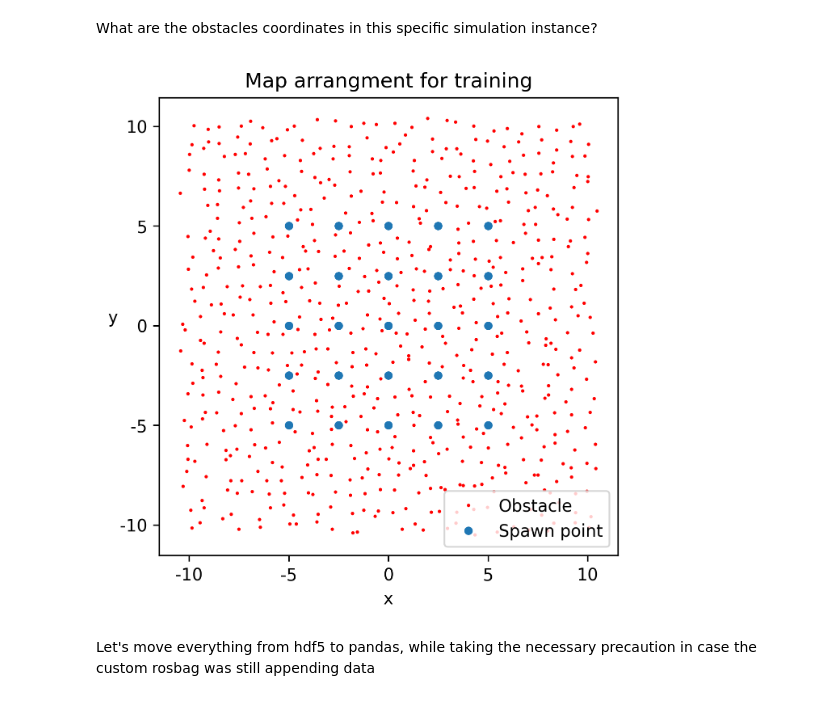
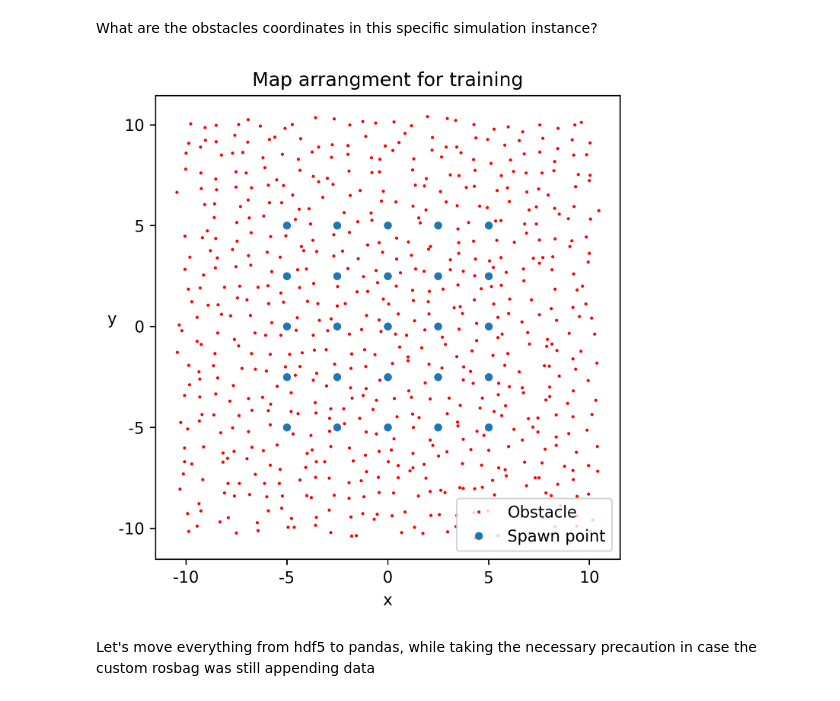
Before and after one commit to Neflux/active_learning, a Jupyter notebook: notebooks/Analyzer.ipynb, the cells around one changed output. Cells and saved outputs as stored; diff of their text form; code cells hidden in the pictures.

```diff
--- a/notebooks/Analyzer.ipynb
+++ b/notebooks/Analyzer.ipynb
@@ -43,23 +43,24 @@ What are the obstacles coordinates in this specific simulation instance?
 # %%
 import seaborn as sns
 import matplotlib.pyplot as plt
 points_file = os.path.join(d.path, 'points.json')
 with open(points_file) as f:
     points_d = json.load(f)
 targets = np.array([[t["x"], t["y"]] for t in points_d["targets"]])
 spawn_coords = np.array([[t["x"], t["y"]] for t in points_d["spawn_coords"]])
 fig, ax = plt.subplots(figsize=(5,5),dpi=300)
 ax.plot(*targets.T, 'o', c='red',ms=1, label='Obstacle')
 ax.plot(*spawn_coords.T, 'o', ms=4, label='Spawn point')
 ax.set_xlabel('x')
 ax.set_ylabel('y',rotation=0)
 ax.set_aspect('equal')
 ax.legend()
-ax.set_title('Map arrangment for training');
+ax.set_title('Map arrangment for training')
+plt.tight_layout()
 plt.savefig('training_map_1.png')
 plt.show()
 # %% [output]
-[figure, old version]
+[figure, new version]
 # %% [markdown]
 Let's move everything from hdf5 to pandas, while taking the necessary precaution in case the custom rosbag was still appending data
 # %%
```
Also changed, not shown: parts of 2 cells of this notebook, 11 other files.
